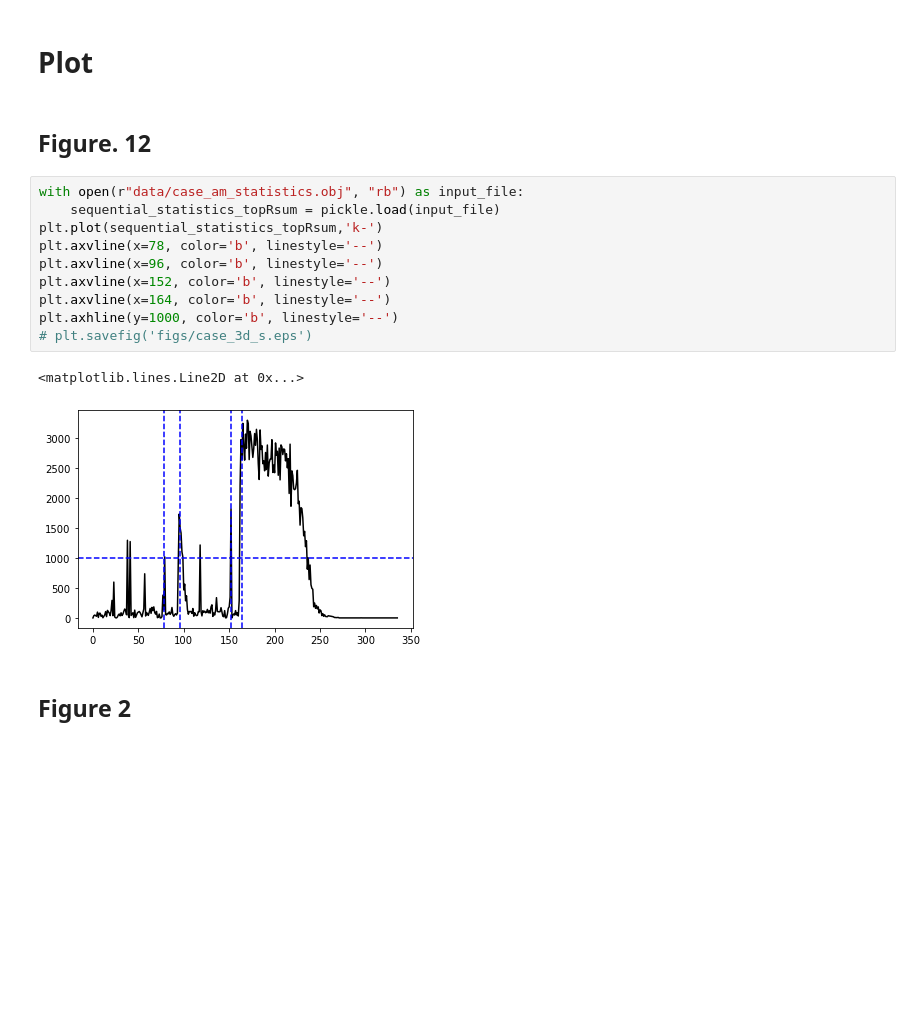
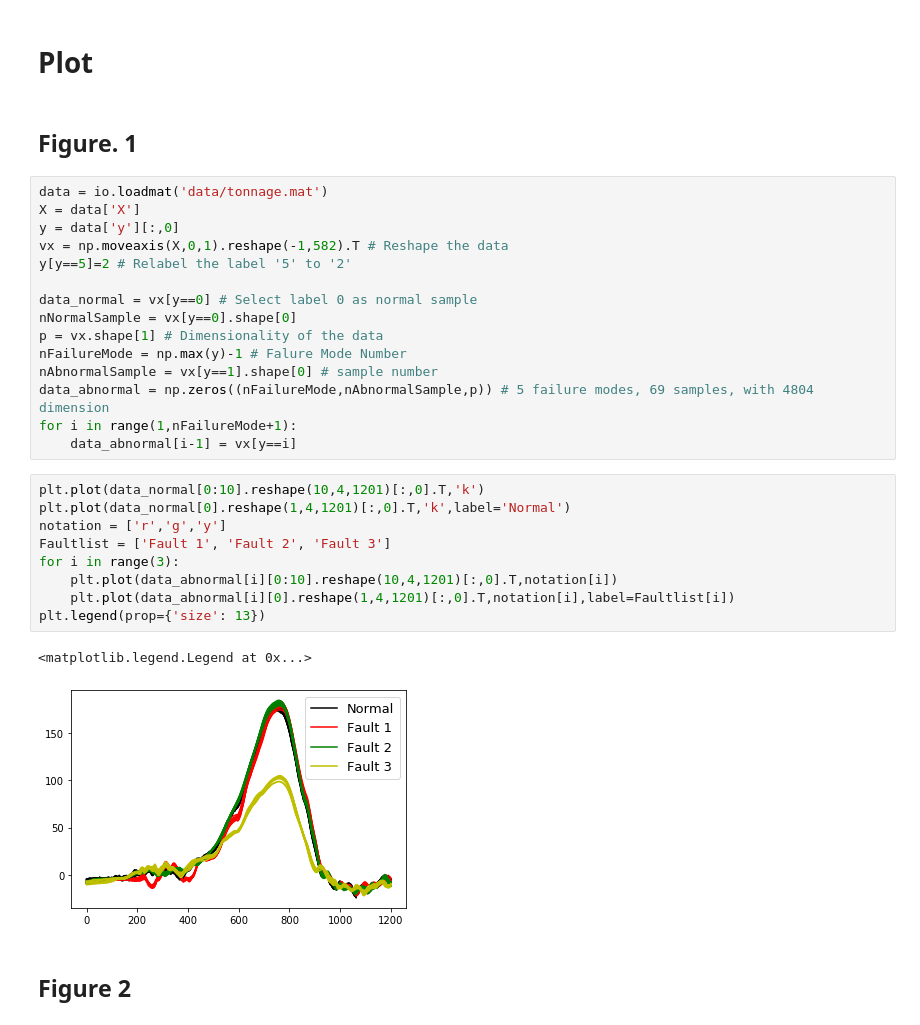
Before and after one commit to hyan46/ExtendedTSSRP, a Jupyter notebook: plot_summary.ipynb, the cells around one changed output. Saved outputs shown, nothing was run; the diff lists cells and outputs as text; blank space fills up the shorter version.

Commit message:
plot

```diff
--- a/plot_summary.ipynb
+++ b/plot_summary.ipynb
@@ -6,20 +6,34 @@ import scipy.io as io
 # %% [markdown]
 # Plot
 # %% [markdown]
-## Figure. 12
+## Figure. 1
-# %%
-with open(r"data/case_am_statistics.obj", "rb") as input_file:
-    sequential_statistics_topRsum = pickle.load(input_file)
-plt.plot(sequential_statistics_topRsum,'k-')
-plt.axvline(x=78, color='b', linestyle='--')
-plt.axvline(x=96, color='b', linestyle='--')
-plt.axvline(x=152, color='b', linestyle='--')
-plt.axvline(x=164, color='b', linestyle='--')
-plt.axhline(y=1000, color='b', linestyle='--')
-# plt.savefig('figs/case_3d_s.eps')
-# %% [output]
-<matplotlib.lines.Line2D at 0x...>
-[figure, removed]
+# %%
+data = io.loadmat('data/tonnage.mat')
+X = data['X']
+y = data['y'][:,0]
+vx = np.moveaxis(X,0,1).reshape(-1,582).T # Reshape the data
+y[y==5]=2 # Relabel the label '5' to '2'
+
+data_normal = vx[y==0] # Select label 0 as normal sample
+nNormalSample = vx[y==0].shape[0]
+p = vx.shape[1] # Dimensionality of the data
+nFailureMode = np.max(y)-1 # Falure Mode Number
+nAbnormalSample = vx[y==1].shape[0] # sample number
+data_abnormal = np.zeros((nFailureMode,nAbnormalSample,p)) # 5 failure modes, 69 samples, with 4804 dimension
+for i in range(1,nFailureMode+1):
+    data_abnormal[i-1] = vx[y==i]
+# %%
+plt.plot(data_normal[0:10].reshape(10,4,1201)[:,0].T,'k')
+plt.plot(data_normal[0].reshape(1,4,1201)[:,0].T,'k',label='Normal')
+notation = ['r','g','y']
+Faultlist = ['Fault 1', 'Fault 2', 'Fault 3']
+for i in range(3):
+    plt.plot(data_abnormal[i][0:10].reshape(10,4,1201)[:,0].T,notation[i])
+    plt.plot(data_abnormal[i][0].reshape(1,4,1201)[:,0].T,notation[i],label=Faultlist[i])
+plt.legend(prop={'size': 13})
+# %% [output]
+<matplotlib.legend.Legend at 0x...>
+[figure, added]
 # %% [markdown]
 ## Figure 2
 # %%
```
Also changed, not shown: parts of 30 cells of this notebook, 3 other files.
